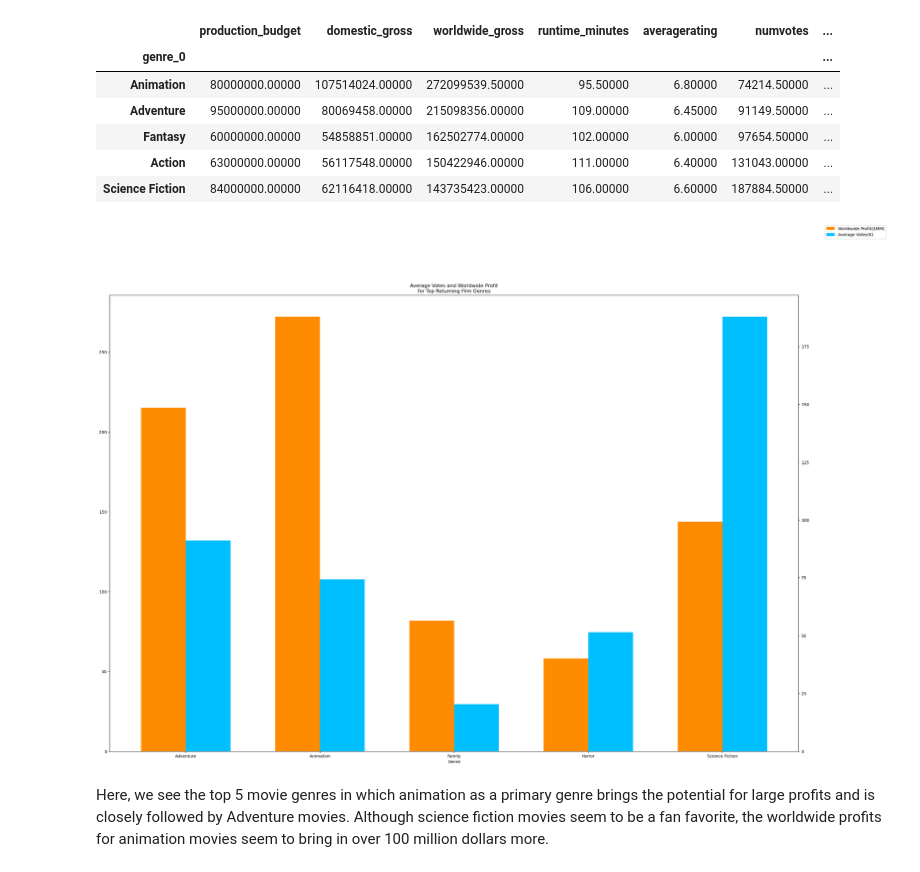
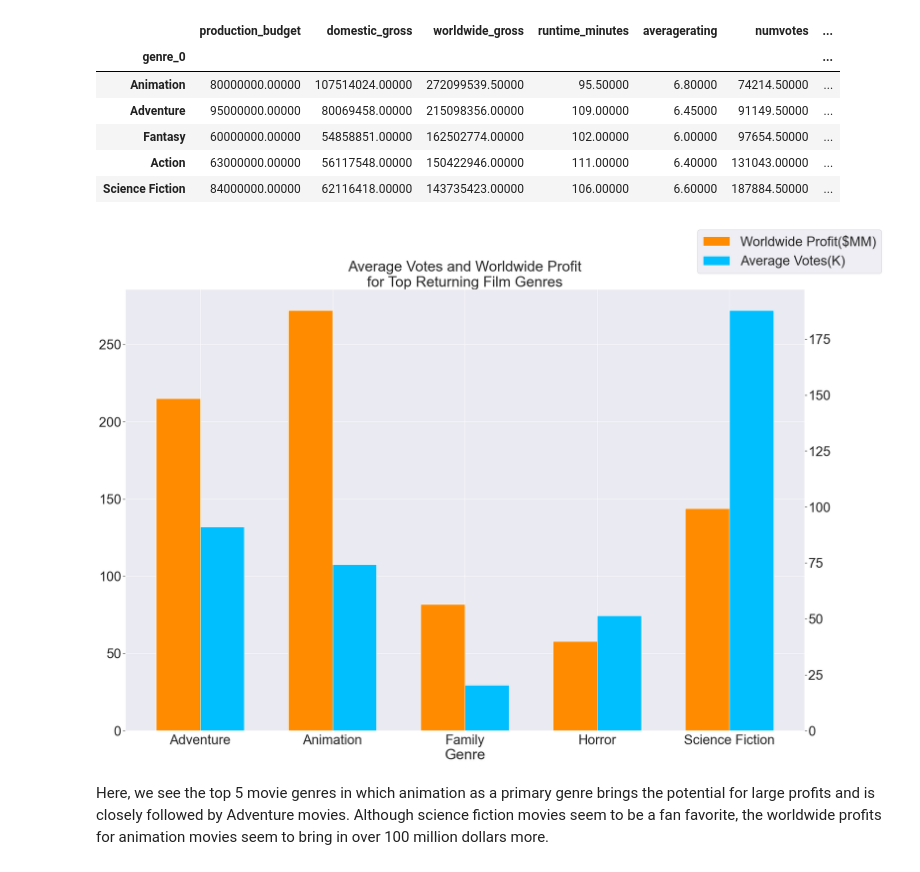
Before and after one commit to pschulk/Microsoft_Studio_Analysis_Phase_1, a Jupyter notebook: Phase1_Project_Notebook.ipynb, the cells around one changed output. Cells and saved outputs as stored; diff of their text form; code cells hidden in the pictures.

Commit message:
Final Version with all Charts and Info

```diff
--- a/Phase1_Project_Notebook.ipynb
+++ b/Phase1_Project_Notebook.ipynb
@@ -300,33 +300,33 @@ topfivegenresbywwgross
 # %%
 # Plot the Average Votes and Worldwide Profits for the Top 5 profitting primary genres
 topfivegenresbywwgross = sortgenres.sort_values('profit_to_budget_ratio', ascending=False).head()
 runtimeinfo = topfivegenresbywwgross['worldwide_gross'].sort_index()/1e6
 numvoteinfo = topfivegenresbywwgross['numvotes'].sort_index()/1e3
 indices = range(len(topfivegenresbywwgross))
 genreinfo = topfivegenresbywwgross.sort_index().index
 # Calculate optimal width
 width = np.min(np.diff(indices))/3.
-
+sns.set(font_scale = 3)
 fig, ax1 = plt.subplots(figsize=(30,20))
 ax1.bar(indices-width/2.,runtimeinfo,width,color='darkorange', label='Worldwide Profit($MM)')
 ax2 = ax1.twinx()
 ax2.bar(indices+width/2.,numvoteinfo,width,color='deepskyblue', label='Average Votes(K)')
 # tiks = ax.get_xticks()
 ax1.axes.set_xticklabels(genreinfo)
 ax1.set_xlabel('Genre')
 # ax1.set_ylabel('Average Worldwide Profit($MM)')
 # ax2.set_ylabel('Average Number of Votes (Thousands)')
 ax1.set_xticks(indices)
 ax1.set_title('Average Votes and Worldwide Profit\nfor Top Returning Film Genres')
 # ax2.legend(loc=1)
 # ax1.legend(loc=2)
 fig.legend()
 ax1.ticklabel_format(style='plain', axis='y')
 ax2.ticklabel_format(style='plain', axis='y')
 ax2.grid(False)
 plt.show();
 # %% [output]
-[figure, old version]
+[figure, new version]
 # %% [markdown]
 Here, we see the top 5 movie genres in which animation as a primary genre brings the potential for large profits and is closely followed by Adventure movies. Although science fiction movies seem to be a fan favorite, the worldwide profits for animation movies seem to bring in over 100 million dollars more.
 # %%
```
Also changed, not shown: parts of 2 cells of this notebook.
